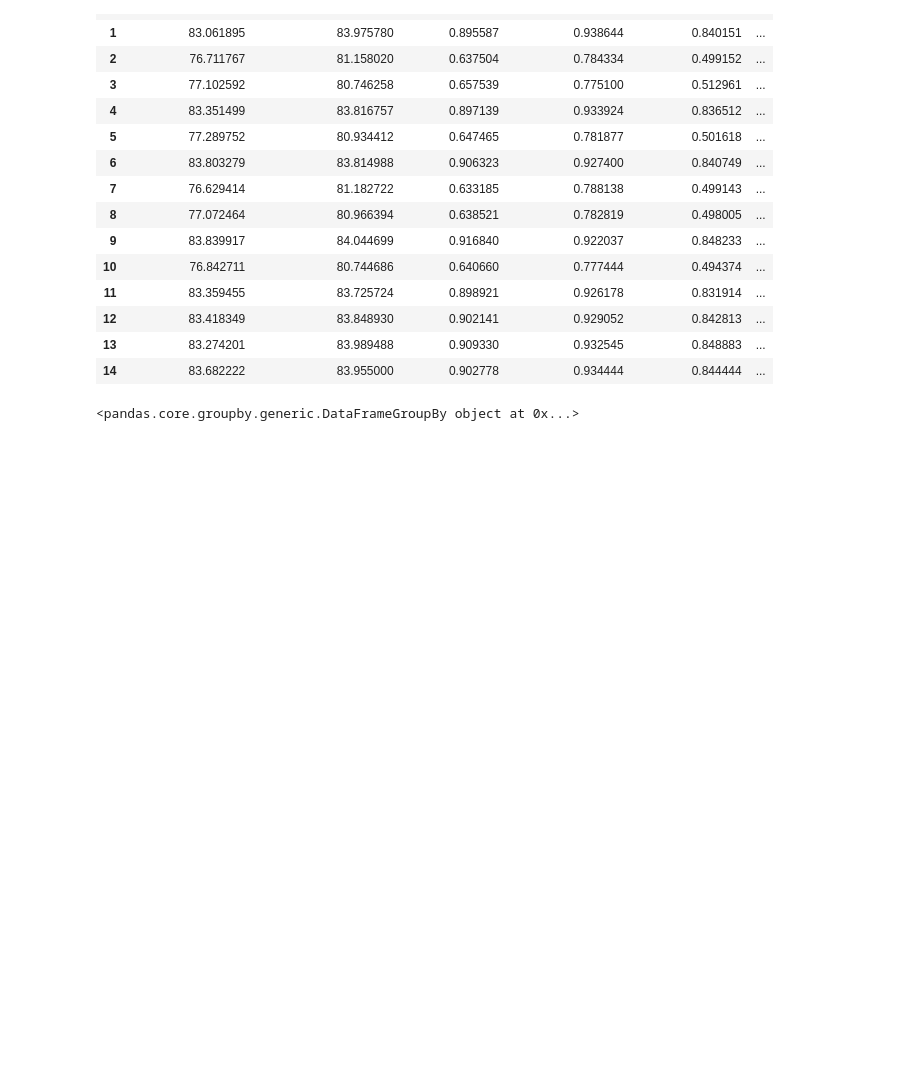
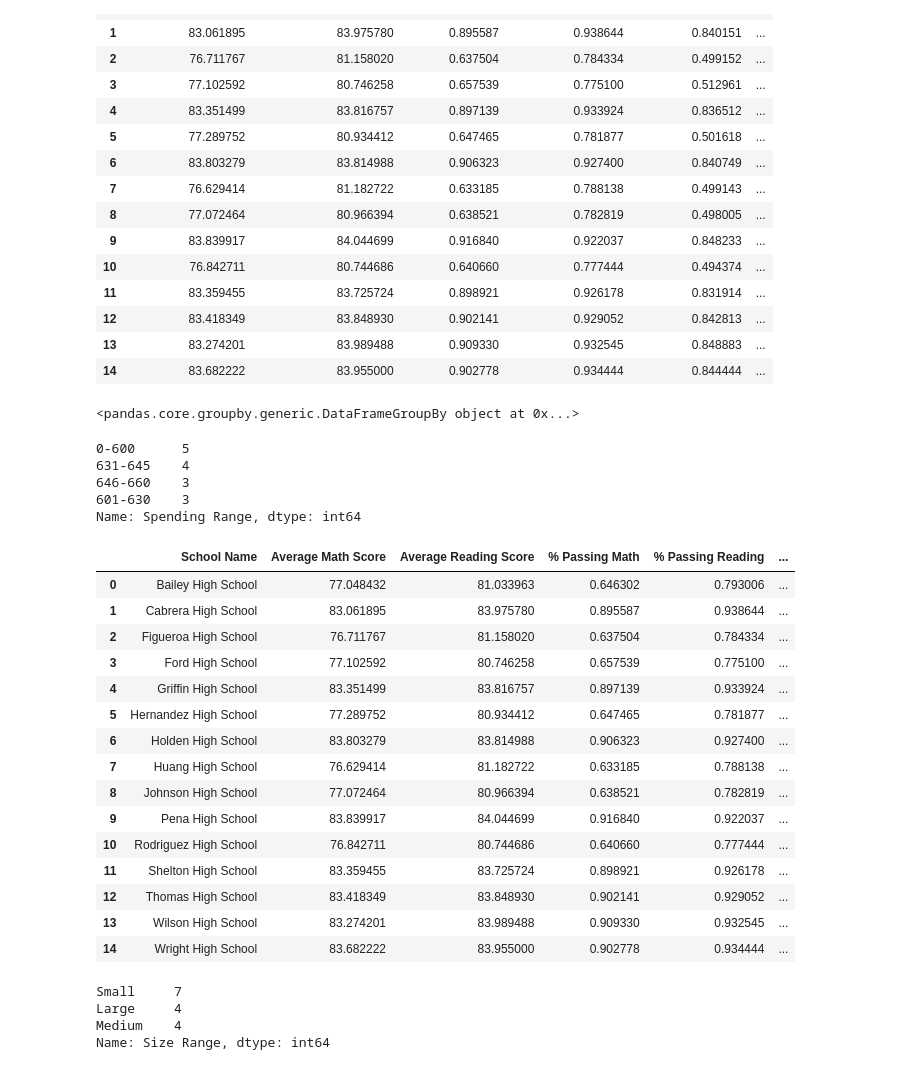
Before and after one commit to juliabrunett/pandas-challenge, a Jupyter notebook: PyCitySchools/PyCitySchools.ipynb, the cells around one changed output. Cells and saved outputs as stored; diff of their text form; code cells hidden in the pictures; blank space fills up the shorter version.

Commit message:
Added bins for size code

```diff
--- a/PyCitySchools/PyCitySchools.ipynb
+++ b/PyCitySchools/PyCitySchools.ipynb
@@ -580,3 +581,50 @@ spending_groupby = spending_df.groupby(["Spending Range"])
 spending_groupby
 # %% [output]
 <pandas.core.groupby.generic.DataFrameGroupBy object at 0x...>
+# %%
+# Count amount in Spending Range bins
+spending_df["Spending Range"].value_counts()
+# %% [output]
+0-600      5
+631-645    4
+646-660    3
+601-630    3
+Name: Spending Range, dtype: int64
+# %%
+# Create size DataFrame
+size_df = pd.merge(school_merged_df, renamed_schools_df, on="School Name")
+size_df = size_df[["School Name", "Average Math Score", "Average Reading Score", "% Passing Math", "% Passing Reading",
+                    "% Overall Passing", "Size"]]
+#size_df
+# %%
+# Bins for school size
+bins = [0, 2000, 3000, 5000]
+size_names = ["Small", "Medium", "Large"]
+# %%
+# Create Bins
+size_df["Size Range"] = pd.cut(size_df["Size"], bins, labels=size_names, include_lowest=True)
+size_df
+# %% [output]
+|  | School Name | Average Math Score | Average Reading Score | % Passing Math | % Passing Reading | ... |
+| 0 | Bailey High School | 77.048432 | 81.033963 | 0.646302 | 0.793006 | ... |
+| 1 | Cabrera High School | 83.061895 | 83.975780 | 0.895587 | 0.938644 | ... |
+| 2 | Figueroa High School | 76.711767 | 81.158020 | 0.637504 | 0.784334 | ... |
+| 3 | Ford High School | 77.102592 | 80.746258 | 0.657539 | 0.775100 | ... |
+| 4 | Griffin High School | 83.351499 | 83.816757 | 0.897139 | 0.933924 | ... |
+| 5 | Hernandez High School | 77.289752 | 80.934412 | 0.647465 | 0.781877 | ... |
+| 6 | Holden High School | 83.803279 | 83.814988 | 0.906323 | 0.927400 | ... |
+| 7 | Huang High School | 76.629414 | 81.182722 | 0.633185 | 0.788138 | ... |
+| 8 | Johnson High School | 77.072464 | 80.966394 | 0.638521 | 0.782819 | ... |
+| 9 | Pena High School | 83.839917 | 84.044699 | 0.916840 | 0.922037 | ... |
+| 10 | Rodriguez High School | 76.842711 | 80.744686 | 0.640660 | 0.777444 | ... |
+| 11 | Shelton High School | 83.359455 | 83.725724 | 0.898921 | 0.926178 | ... |
+| 12 | Thomas High School | 83.418349 | 83.848930 | 0.902141 | 0.929052 | ... |
+| 13 | Wilson High School | 83.274201 | 83.989488 | 0.909330 | 0.932545 | ... |
+| 14 | Wright High School | 83.682222 | 83.955000 | 0.902778 | 0.934444 | ... |
+# %%
+size_df["Size Range"].value_counts()
+# %% [output]
+Small     7
+Large     4
+Medium    4
+Name: Size Range, dtype: int64
```
Also changed, not shown: parts of 3 cells of this notebook.
